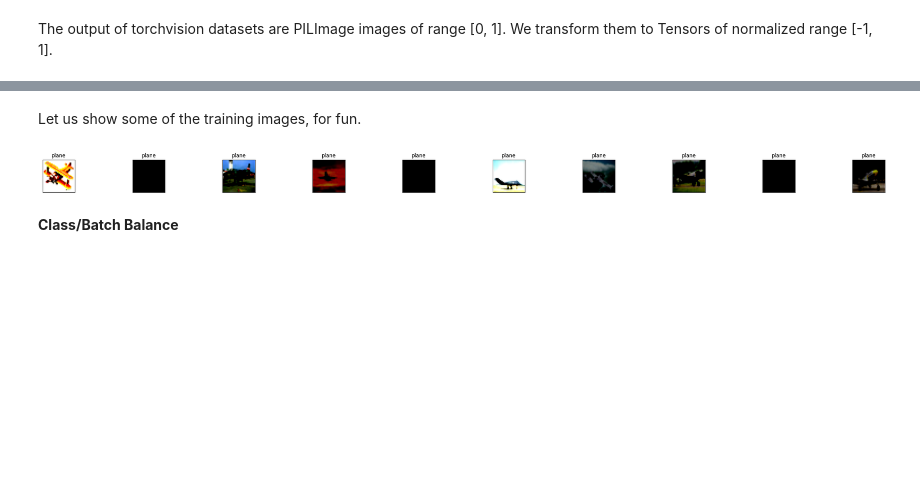
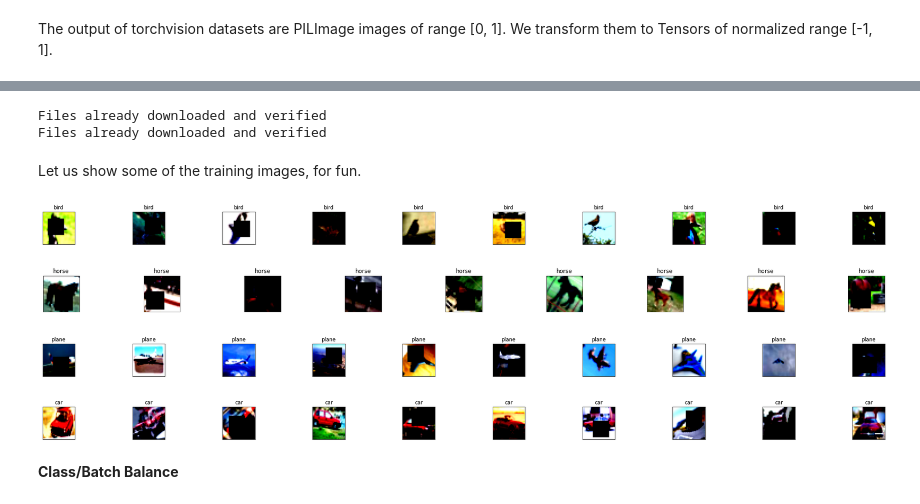
Before and after one commit to rohansh-tty/EVA-6, a Jupyter notebook: Assignments/S7/S7_Assignment.ipynb, the cells around one changed output, grey strips where cells are left out. Cells and saved outputs as stored; diff of their text form; code cells hidden in the pictures; blank space fills up the shorter version.

```diff
--- a/Assignments/S7/S7_Assignment.ipynb
+++ b/Assignments/S7/S7_Assignment.ipynb
@@ -148,15 +105,52 @@ TypeError: ignored
+# %%
+# Download CIFAR data
+trainset = torchvision.datasets.CIFAR10(root='./data', train=True,
+                                        download=True)
+testset = torchvision.datasets.CIFAR10(root='./data', train=False,
+                                       download=True)
+# %% [output]
+Files already downloaded and verified
+Files already downloaded and verified
+# %%
+# Train and Test Transforms
+
+train_transform = A.Compose(
+    [
+        A.HorizontalFlip(),
+        A.ShiftScaleRotate(),
+        A.CoarseDropout(max_holes = 1, max_height=16, max_width=16, min_holes = 1, min_height=16, min_width=16, fill_value=(0.4675, 0.4599, 0.4236), mask_fill_value = None),
+        A.Normalize(mean=(0.4675, 0.4599, 0.4236), std=(0.2901, 0.2874, 0.2917)),
+        ToTensorV2(),
+    ])
+
+
+test_transform = A.Compose(
+    [
+        A.Normalize(mean=(0.4675, 0.4599, 0.4236), std=(0.2901, 0.2874, 0.2917)),
+        ToTensorV2(),
+    ])
+# %%
+train = CIFAR_Dataset(trainset.data, trainset.targets, transforms=train_transform)
+test = CIFAR_Dataset(testset.data, testset.targets, transforms=test_transform)
+
+train_loader, test_loader = convert(train, test)
 # %%
 class GlobalConfig:
     seed = 1992
-    num_classes = 20
+    num_classes = 10
     batch_size = 128
-    EPOCHS = 10
+    EPOCHS = 70
     device = torch.device('cuda' if torch.cuda.is_available() else 'cpu')
 
     # data
     input_image_size = (3, 32, 32)
     trainloader = train_loader
     testloader = test_loader
+
+    classes = ('plane', 'car', 'bird', 'cat',
+           'deer', 'dog', 'frog', 'horse', 'ship', 'truck')
+
+
 
     # model data normalization
     channel_norm = 'BatchNorm2d'
@@ -173,7 +167,7 @@ class GlobalConfig:
 
     # scheduler
     lr_scheduler = 'StepLR'
-    lr_scheduler_params = {'StepLR': {'step_size':6, 'gamma':0.1},
+    lr_scheduler_params = {'StepLR': {'step_size':7, 'gamma':0.5},
 
                 'ReduceLROnPlateau': {'mode':'min', 'factor':0.5, 'patience':2, 'threshold':0.0001,
                                       'threshold_mode':'rel', 'cooldown':0, 'min_lr':1e-4,
@@ -199,15 +193,22 @@ class GlobalConfig:
 modelconfig = GlobalConfig
 # %% [markdown]
 Let us show some of the training images, for fun.
-# %%
-plane = data_utils.display_cifar_images(modelconfig.trainloader, classname='plane')
-fig = plt.figure(figsize=(45,20))
-for idx in np.arange(len(plane[:10])):
-  ax = fig.add_subplot(12,12, idx+1, xticks=[], yticks=[])
-  plt.imshow(plane[idx]) #converting to numpy array as plt needs it.
-  ax.set_title('plane')
-# %% [output]
-[figure, removed]
+# %%
+data_utils.plot_rgb(class_='bird', config=modelconfig)
+# %% [output]
+[figure, added]
+# %%
+data_utils.plot_rgb(class_='horse', config=modelconfig)
+# %% [output]
+[figure, added]
+# %%
+data_utils.plot_rgb(class_='plane', config=modelconfig)
+# %% [output]
+[figure, added]
+# %%
+data_utils.plot_rgb(class_='car', config=modelconfig)
+# %% [output]
+[figure, added]
 # %% [markdown]
 **Class/Batch Balance**
 # %%
```
Also changed, not shown: parts of 30 cells of this notebook, 17 other files.
